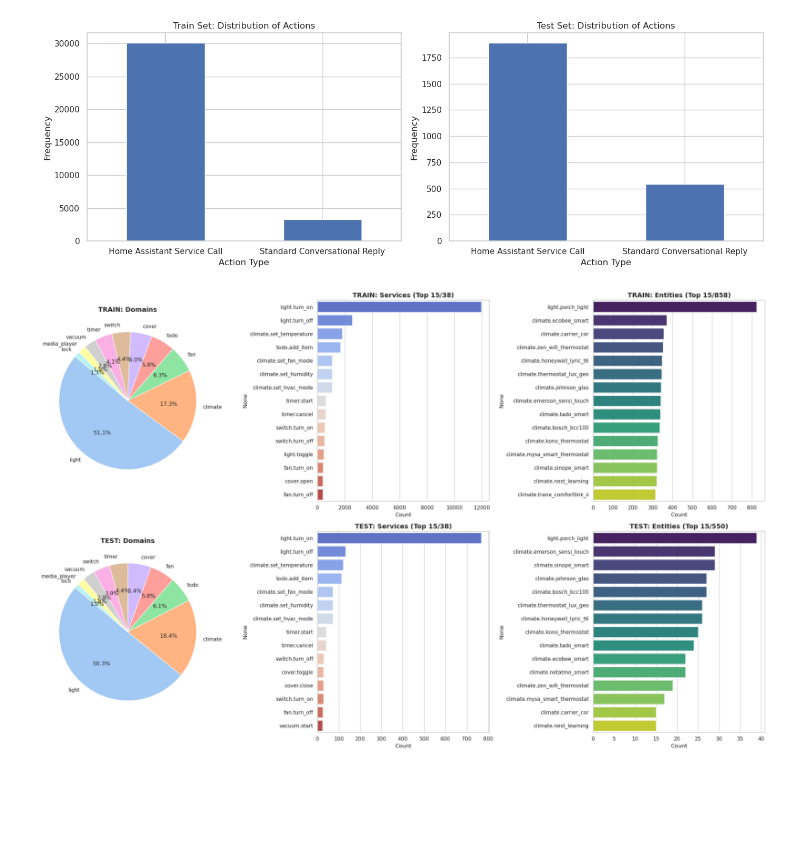
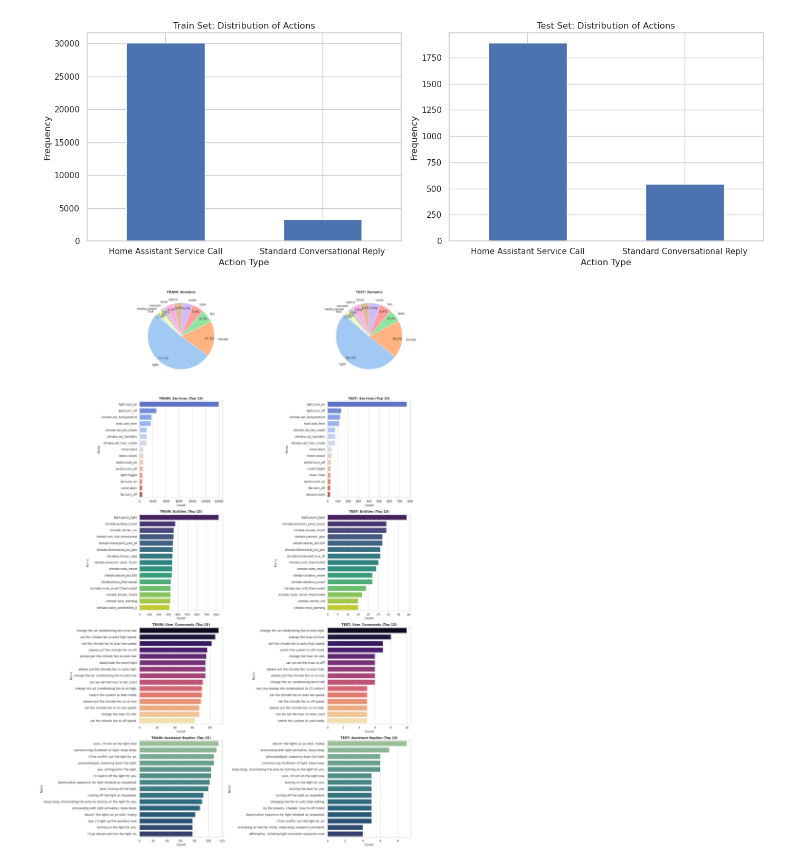
Before and after one commit to Vitolus/Thesis-MSc, a Jupyter notebook: dataset manipulation.ipynb, the cells around one changed output. Drawn from its saved outputs; the diff is of its cells as text; code cells hidden in the pictures; blank space fills up the shorter version.

Commit message:
enhanced data extraction to include user commands, assistant responses, and payloads; updated plots to reflect new data points

```diff
--- a/dataset manipulation.ipynb
+++ b/dataset manipulation.ipynb
@@ -106,45 +120,52 @@ ent_test = get_items(test_entities)
 # %%
+from matplotlib import ticker
 import seaborn as sns
 
 PLOT_LIMIT = 15
 sns.set_theme(style="whitegrid")
-fig, axes = plt.subplots(2, 3, figsize=(22, 14)) # change figsize 2nd param to make space for additional bars
+fig, axes = plt.subplots(5, 2, figsize=(20, 30))
 
 def plot_bar_safe(data, ax, title, color_palette="viridis", limit=PLOT_LIMIT):
     if data.empty:
         ax.text(0.5, 0.5, "No Data", ha='center')
         return
-    # Prendiamo solo i top N per il grafico
     subset = data.head(limit)
     sns.barplot(x=subset.values, y=subset.index, ax=ax, palette=color_palette, hue=subset.index, legend=False)
-    ax.set_title(f"{title} (Top {limit}/{len(data)})", fontsize=14, fontweight='bold')
+    ax.set_title(f"{title} (Top {limit})", fontsize=12, fontweight='bold')
     ax.set_xlabel('Count')
 
 def plot_pie_safe(data, ax, title):
     if data.empty:
         ax.text(0.5, 0.5, "No Data", ha='center')
         return
-    # Se sono troppi per una torta, ne mostriamo solo 15 + "Others"
     if len(data) > 15:
         top_slice = data.head(15)
         others = pd.Series([data.iloc[15:].sum()], index=['Others'])
         data_to_plot = pd.concat([top_slice, others])
     else:
         data_to_plot = data
+    ax.pie(data_to_plot.values, labels=data_to_plot.index, autopct='%1.1f%%', startangle=140, colors=sns.color_palette("pastel"), pctdistance=0.85)
 
-    ax.pie(data_to_plot.values, labels=data_to_plot.index, autopct='%1.1f%%', startangle=140, colors=sns.color_palette("pastel"))
-    ax.set_title(title, fontsize=14, fontweight='bold')
+    ax.set_title(title, fontsize=12, fontweight='bold')
 
+# Row 0: Domains
 plot_pie_safe(dom_train, axes[0, 0], 'TRAIN: Domains')
-plot_bar_safe(svc_train, axes[0, 1], 'TRAIN: Services', "coolwarm")
-plot_bar_safe(ent_train, axes[0, 2], 'TRAIN: Entities', "viridis")
-
-plot_pie_safe(dom_test, axes[1, 0], 'TEST: Domains')
+plot_pie_safe(dom_test, axes[0, 1], 'TEST: Domains')
+# Row 1: Services
+plot_bar_safe(svc_train, axes[1, 0], 'TRAIN: Services', "coolwarm")
 plot_bar_safe(svc_test, axes[1, 1], 'TEST: Services', "coolwarm")
-plot_bar_safe(ent_test, axes[1, 2], 'TEST: Entities', "viridis")
+# Row 2: Entities
+plot_bar_safe(ent_train, axes[2, 0], 'TRAIN: Entities', "viridis")
+plot_bar_safe(ent_test, axes[2, 1], 'TEST: Entities', "viridis")
+# Row 3: User Commands
+plot_bar_safe(cmd_train, axes[3, 0], 'TRAIN: User Commands', "magma")
+plot_bar_safe(cmd_test, axes[3, 1], 'TEST: User Commands', "magma")
+# Row 4: Assistant Replies
+plot_bar_safe(txt_train, axes[4, 0], 'TRAIN: Assistant Replies', "crest")
+plot_bar_safe(txt_test, axes[4, 1], 'TEST: Assistant Replies', "crest")
 
 plt.tight_layout()
 plt.show()
 # %% [output]
-[figure, old version]
+[figure, new version]
 # %%
```
Also changed, not shown: parts of 2 cells of this notebook.
